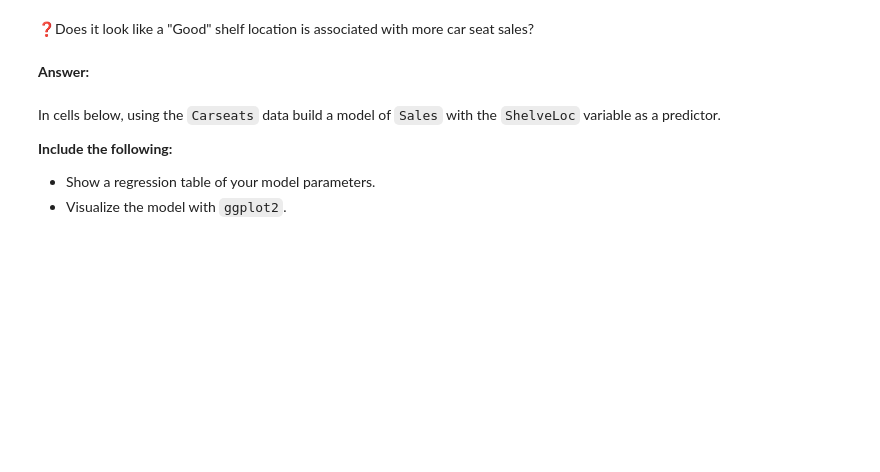
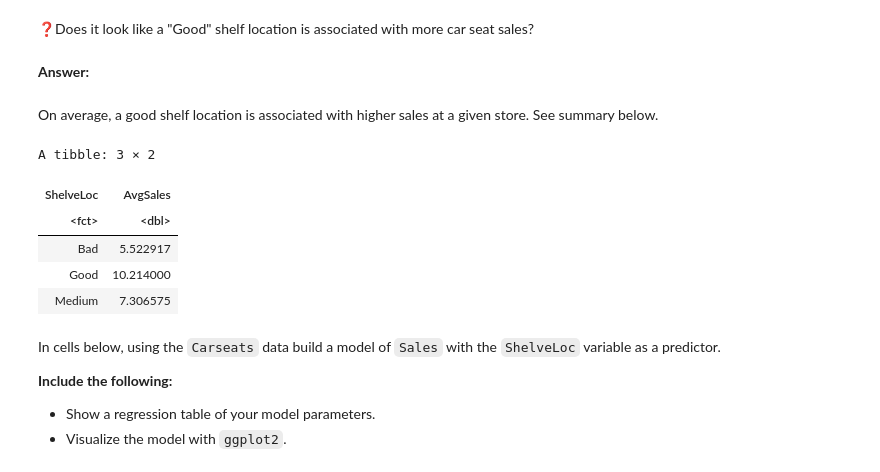
Before and after one commit to UNC-DATA-730/unit-3-assignment-williamsmaddie, a Jupyter notebook: assignment3.ipynb, the cells around one changed output. Saved outputs shown, nothing was run; the diff lists cells and outputs as text; code cells hidden in the pictures; blank space fills up the shorter version.

```diff
--- a/assignment3.ipynb
+++ b/assignment3.ipynb
@@ -225,6 +268,19 @@ p
 ❓Does it look like a "Good" shelf location is associated with more car seat sales?
 # %% [markdown]
 **Answer:**
+# %% [markdown]
+On average, a good shelf location is associated with higher sales at a given store. See summary below.
+# %%
+Carseats |>
+ group_by(ShelveLoc) |>
+ summarise(AvgSales = mean(Sales))
+# %% [output]
+A tibble: 3 × 2
+| ShelveLoc | AvgSales |
+| <fct> | <dbl> |
+| Bad | 5.522917 |
+| Good | 10.214000 |
+| Medium | 7.306575 |
 # %% [markdown]
 In cells below, using the `Carseats` data build a model of `Sales` with the `ShelveLoc` variable as a predictor.
 
```
Also changed, not shown: parts of 8 cells of this notebook.
